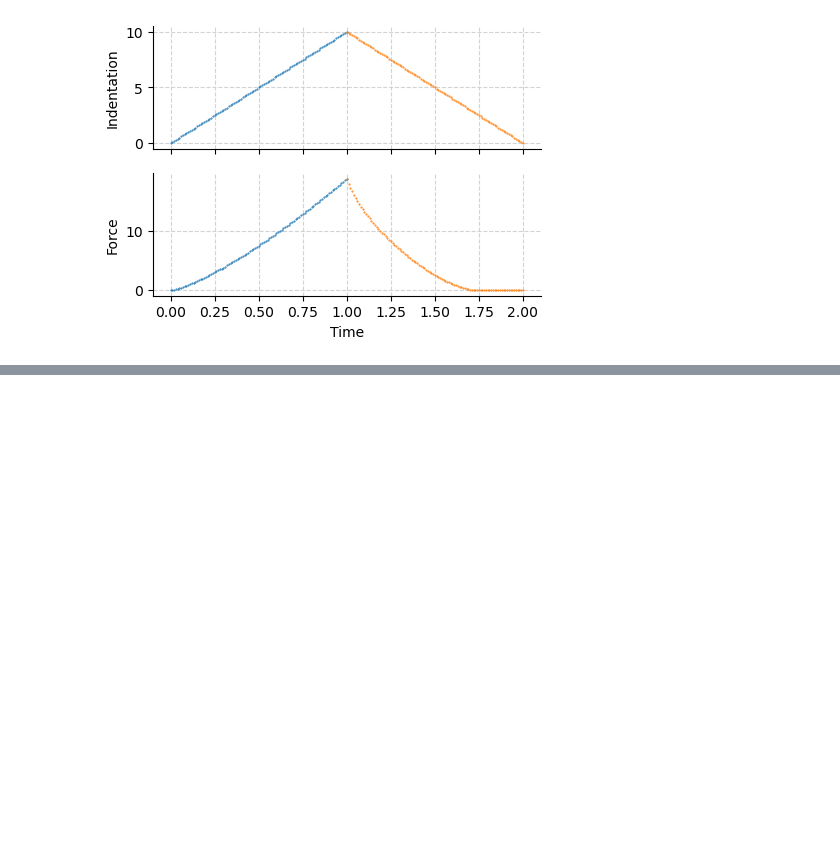
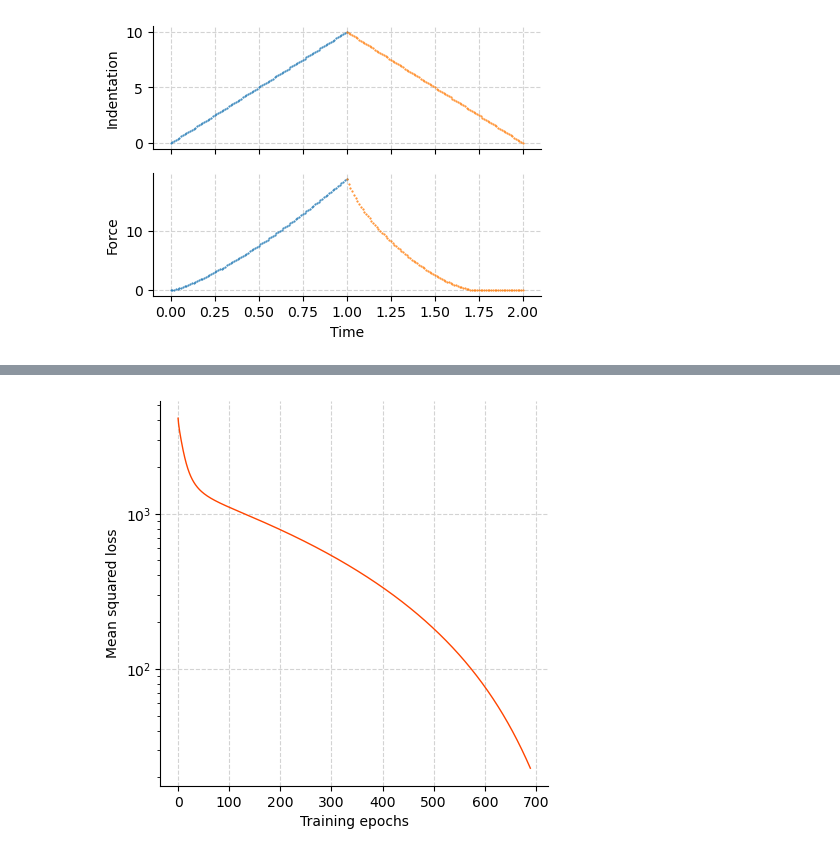
Before and after one commit to Jhko725/NeuralConstitutiveEq.jl, a Jupyter notebook: notebooks/231125_pyrespect.ipynb, the cells around one changed output, grey strips where cells are left out. Drawn from its saved outputs; the diff is of its cells as text; code cells hidden in the pictures; blank space fills up the shorter version.

```diff
--- a/notebooks/231125_pyrespect.ipynb
+++ b/notebooks/231125_pyrespect.ipynb
@@ -114,0 +267,11 @@ Text(0.5, 0, 'Time')
+# %%
+fig, ax = plt.subplots(1, 1, figsize=(5, 5))
+ax.plot(loss_history[:690], color="orangered", linewidth=1.0)
+ax.set_xlabel("Training epochs")
+ax.set_ylabel("Mean squared loss")
+ax.set_yscale("log")
+ax.grid(color="lightgray", linestyle="--")
+ax.spines.right.set_visible(False)
+ax.spines.top.set_visible(False)
+# %% [output]
+[figure, added]
```
Also changed, not shown: parts of 10 cells of this notebook, 2 other files.
